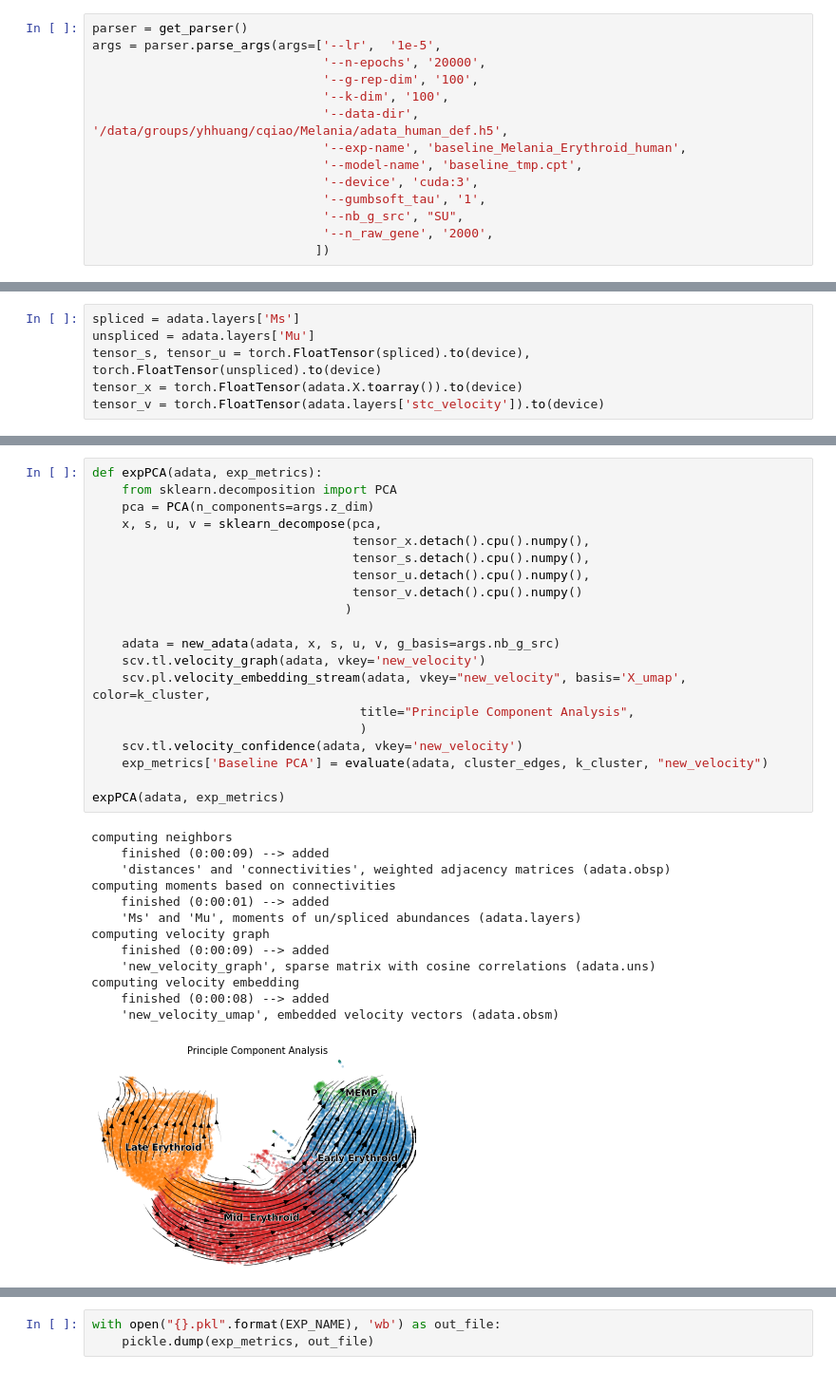
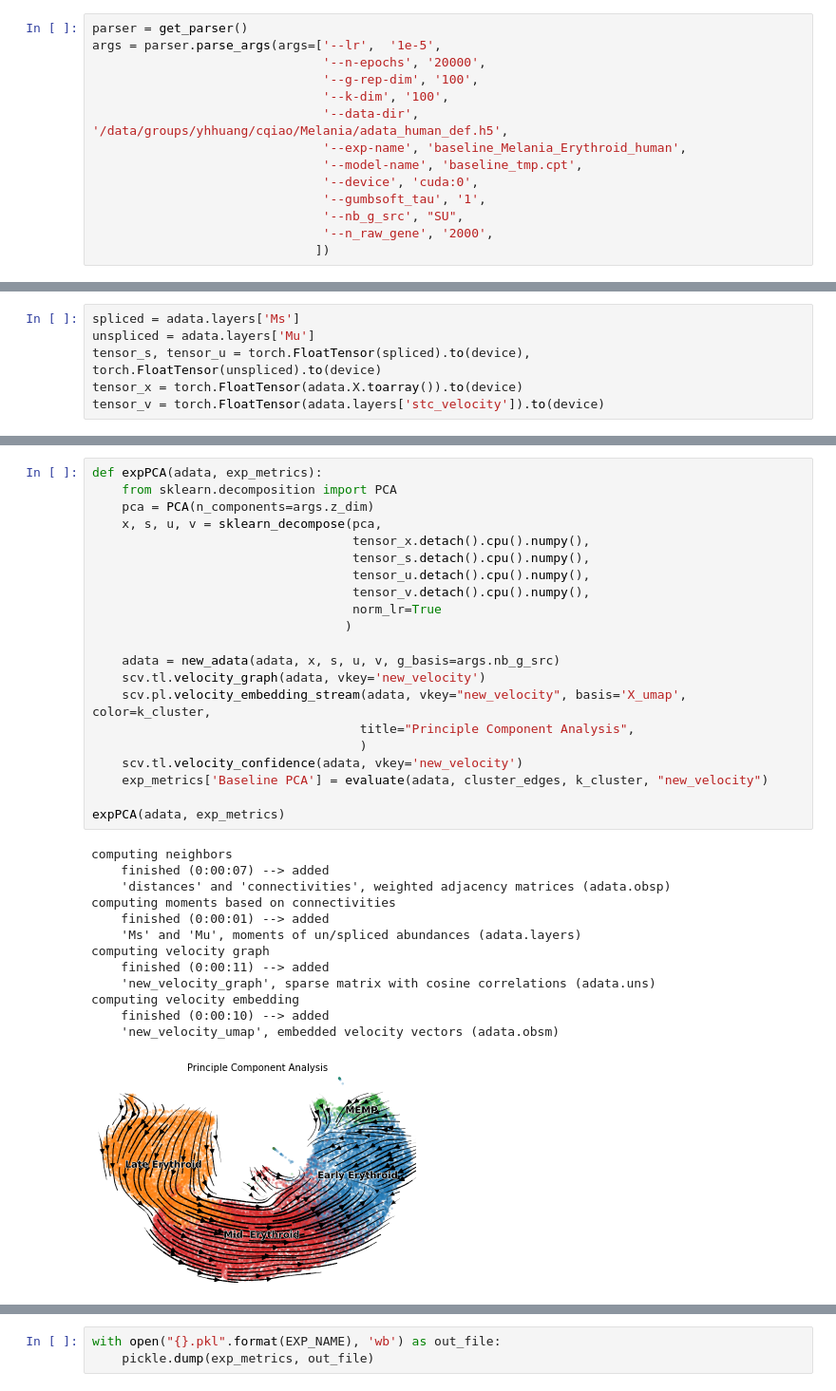
Before and after one commit to qiaochen/VeloAE, a Jupyter notebook: notebooks/Melania_Erythroid_human/model-Melania_Erythroid_human-baseline.ipynb, the cells around one changed output, grey strips where cells are left out. Shown at 95% size. Drawn from its saved outputs; the diff is of its cells as text.

```diff
--- a/notebooks/Melania_Erythroid_human/model-Melania_Erythroid_human-baseline.ipynb
+++ b/notebooks/Melania_Erythroid_human/model-Melania_Erythroid_human-baseline.ipynb
@@ -25,7 +25,7 @@ args = parser.parse_args(args=['--lr',  '1e-5',
                                '--data-dir', '/data/groups/yhhuang/cqiao/Melania/adata_human_def.h5',
                                '--exp-name', 'baseline_Melania_Erythroid_human',
                                '--model-name', 'baseline_tmp.cpt',
-                               '--device', 'cuda:3',
+                               '--device', 'cuda:0',
                                '--gumbsoft_tau', '1',
                                '--nb_g_src', "SU",
                                '--n_raw_gene', '2000',
@@ -378,37 +363,38 @@ Total Mean: 0.9688951190506747
 # %%
 def expPCA(adata, exp_metrics):
     from sklearn.decomposition import PCA
     pca = PCA(n_components=args.z_dim)
     x, s, u, v = sklearn_decompose(pca,
                                    tensor_x.detach().cpu().numpy(),
                                    tensor_s.detach().cpu().numpy(),
                                    tensor_u.detach().cpu().numpy(),
-                                   tensor_v.detach().cpu().numpy()
+                                   tensor_v.detach().cpu().numpy(),
+                                   norm_lr=True
                                   )
 
     adata = new_adata(adata, x, s, u, v, g_basis=args.nb_g_src)
     scv.tl.velocity_graph(adata, vkey='new_velocity')
     scv.pl.velocity_embedding_stream(adata, vkey="new_velocity", basis='X_umap', color=k_cluster,
                                     title="Principle Component Analysis",
                                     )
     scv.tl.velocity_confidence(adata, vkey='new_velocity')
     exp_metrics['Baseline PCA'] = evaluate(adata, cluster_edges, k_cluster, "new_velocity")
 
 expPCA(adata, exp_metrics)
 # %% [output]
 computing neighbors
-    finished (0:00:09) --> added
+    finished (0:00:07) --> added
     'distances' and 'connectivities', weighted adjacency matrices (adata.obsp)
 computing moments based on connectivities
     finished (0:00:01) --> added
     'Ms' and 'Mu', moments of un/spliced abundances (adata.layers)
 computing velocity graph
-    finished (0:00:09) --> added
+    finished (0:00:11) --> added
     'new_velocity_graph', sparse matrix with cosine correlations (adata.uns)
 computing velocity embedding
-    finished (0:00:08) --> added
+    finished (0:00:10) --> added
     'new_velocity_umap', embedded velocity vectors (adata.obsm)
-[figure, old version]
+[figure, new version]
 --> added 'new_velocity_length' (adata.obs)
 --> added 'new_velocity_confidence' (adata.obs)
 --> added 'new_velocity_confidence_transition' (adata.obs)
```
Also changed, not shown: parts of 6 cells of this notebook, 24 other files.
